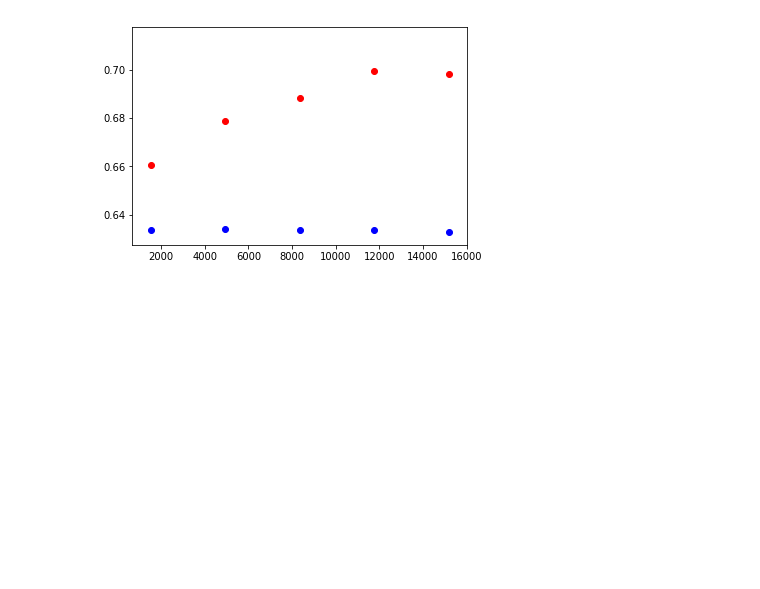
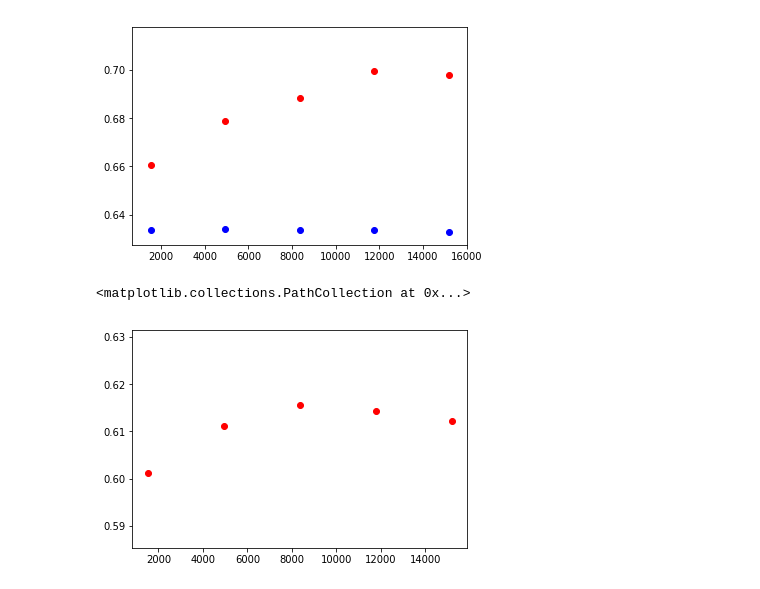
Before and after one commit to lbreguet/CS2091---Fundamentals-of-Data-Science, a Jupyter notebook: Practice/Churn2.ipynb, the cells around one changed output. Cells and saved outputs as stored; diff of their text form; code cells hidden in the pictures; blank space fills up the shorter version.

```diff
--- a/Practice/Churn2.ipynb
+++ b/Practice/Churn2.ipynb
@@ -139,3 +158,13 @@ plt.scatter(train, mean_v, c='blue')
 # %% [output]
 <matplotlib.collections.PathCollection at 0x...>
 [figure]
+# %%
+from sklearn.neighbors import KNeighborsClassifier
+model = KNeighborsClassifier(n_neighbors=s)
+train_sizes, train_scores, test_scores = learning_curve(model, X, y, cv=5)
+mean_values = np.mean(test_scores, axis=1)
+
+plt.scatter(train_sizes, mean_values, c='red')
+# %% [output]
+<matplotlib.collections.PathCollection at 0x...>
+[figure, added]
```
Also changed, not shown: parts of 22 cells of this notebook, 11 other files.
